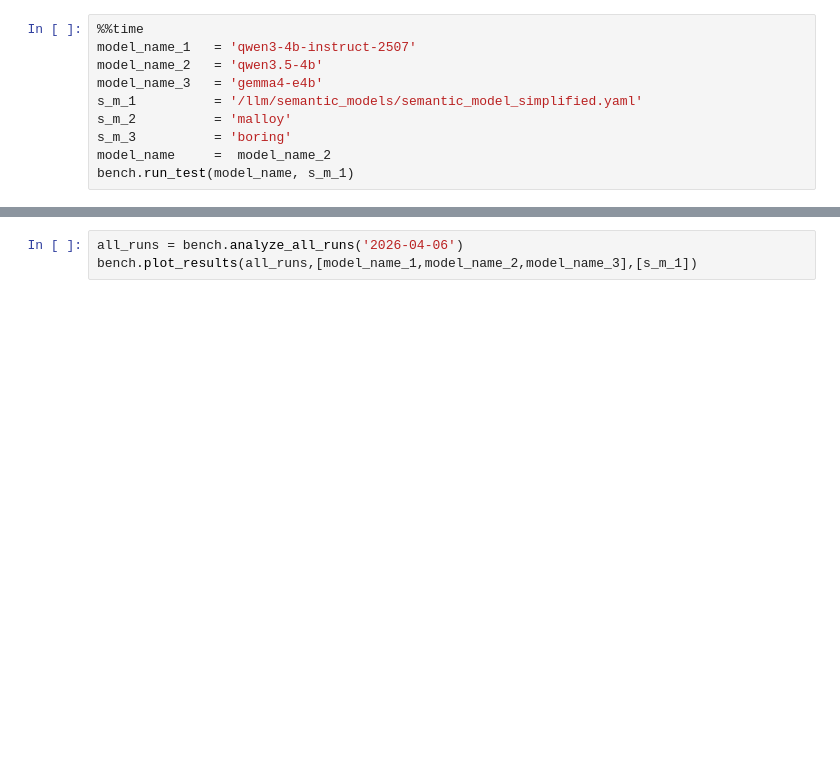
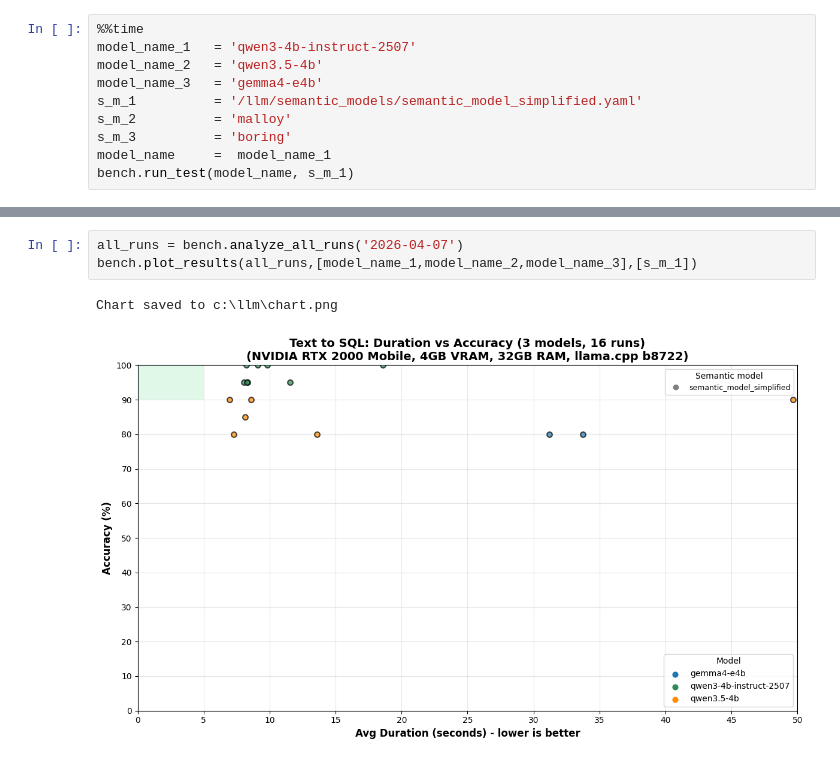
Before and after one commit to djouallah/semantic_sql_testing, a Jupyter notebook: SLM_SQL_test.ipynb, the cells around one changed output, grey strips where cells are left out. Saved outputs shown, nothing was run; the diff lists cells and outputs as text; blank space fills up the shorter version.

Commit message:
Update notebook, charts, config and latest logs
Co-Authored-By: Claude Sonnet 4.6 <noreply@anthropic.com>

```diff
--- a/SLM_SQL_test.ipynb
+++ b/SLM_SQL_test.ipynb
@@ -11,5 +19,5 @@ model_name_3   = 'gemma4-e4b'
 s_m_1          = '/llm/semantic_models/semantic_model_simplified.yaml'
 s_m_2          = 'malloy'
 s_m_3          = 'boring'
-model_name     =  model_name_2
+model_name     =  model_name_1
 bench.run_test(model_name, s_m_1)
@@ -16,5 +109,8 @@ bench.run_test(model_name, s_m_1)
 # %%
-all_runs = bench.analyze_all_runs('2026-04-06')
+all_runs = bench.analyze_all_runs('2026-04-07')
 bench.plot_results(all_runs,[model_name_1,model_name_2,model_name_3],[s_m_1])
+# %% [output]
+Chart saved to c:\llm\chart.png
+[figure, added]
 # %%
 bench.show_wrong_answers(model_name)
```
Also changed, not shown: parts of 5 cells of this notebook, 18 other files.
